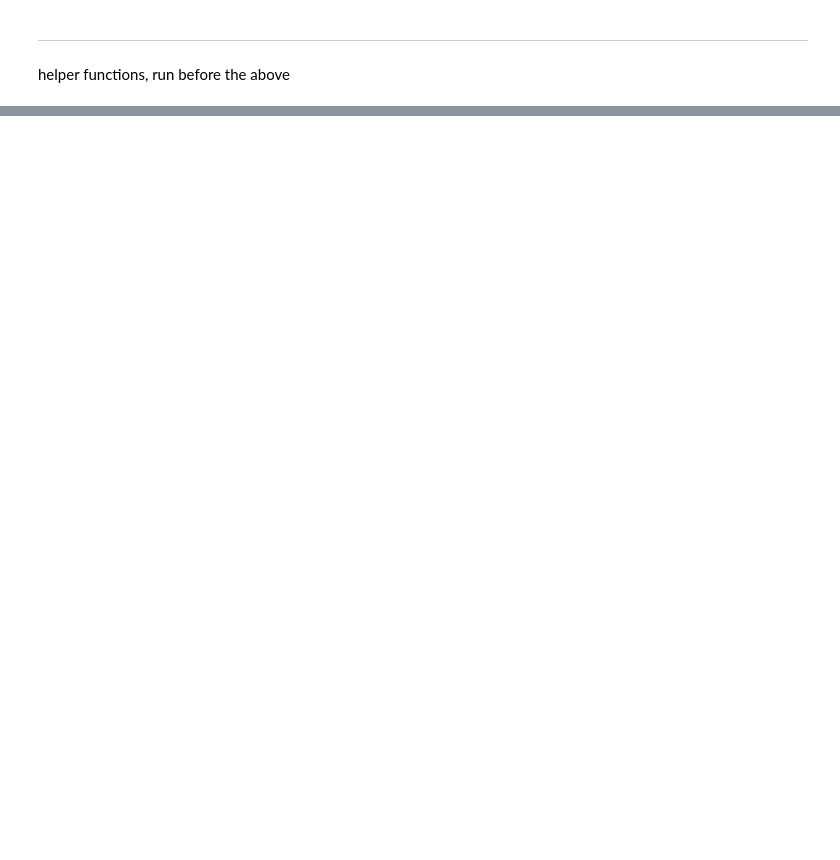
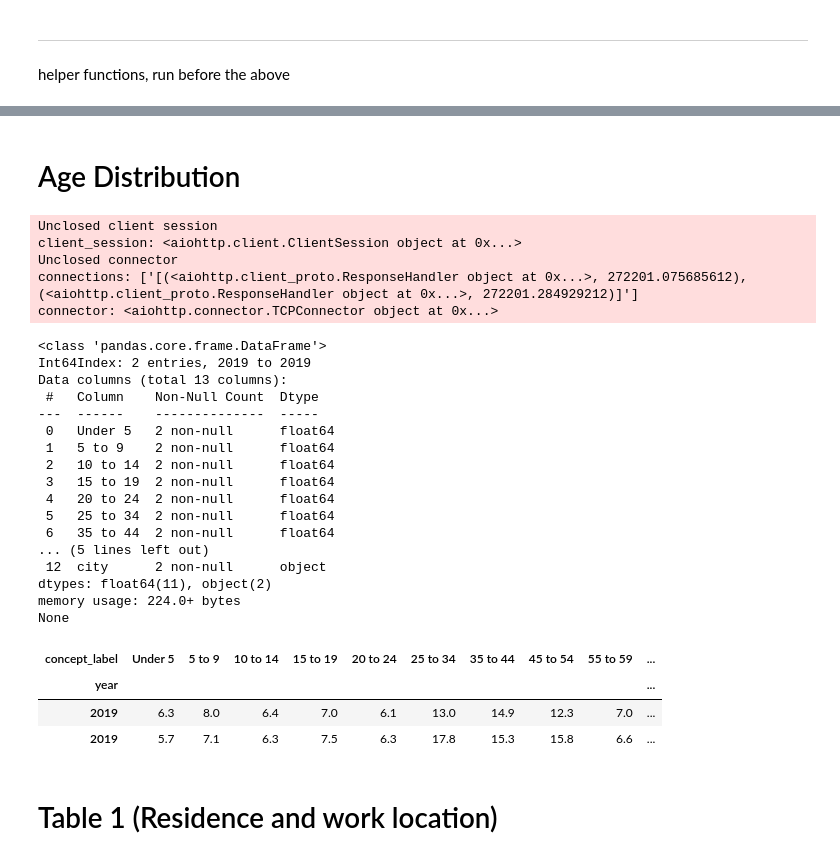
Before and after one commit to sophiahuangg/data-automation, a Jupyter notebook: plots/AaronX_plotDeliverable.ipynb, the cells around one changed output, grey strips where cells are left out. Saved outputs shown, nothing was run; the diff lists cells and outputs as text; code cells hidden in the pictures; blank space fills up the shorter version.

```diff
--- a/plots/AaronX_plotDeliverable.ipynb
+++ b/plots/AaronX_plotDeliverable.ipynb
@@ -335,3 +335,5 @@ Unclosed connector
 connections: ['[(<aiohttp.client_proto.ResponseHandler object at 0x...>, 14554.072239203), (<aiohttp.client_proto.ResponseHandler object at 0x...>, 14554.257709886)]']
 connector: <aiohttp.connector.TCPConnector object at 0x...>
 [interactive output not drawn]
+# %% [markdown]
+# Age Distribution
@@ -337,0 +404,32 @@ connector: <aiohttp.connector.TCPConnector object at 0x...>
+# %%
+ans = await cityReport_fig5()
+ans
+# %% [output]
+Unclosed client session
+client_session: <aiohttp.client.ClientSession object at 0x...>
+Unclosed connector
+connections: ['[(<aiohttp.client_proto.ResponseHandler object at 0x...>, 272201.075685612), (<aiohttp.client_proto.ResponseHandler object at 0x...>, 272201.284929212)]']
+connector: <aiohttp.connector.TCPConnector object at 0x...>
+<class 'pandas.core.frame.DataFrame'>
+Int64Index: 2 entries, 2019 to 2019
+Data columns (total 13 columns):
+ #   Column    Non-Null Count  Dtype
+---  ------    --------------  -----
+ 0   Under 5   2 non-null      float64
+ 1   5 to 9    2 non-null      float64
+ 2   10 to 14  2 non-null      float64
+ 3   15 to 19  2 non-null      float64
+ 4   20 to 24  2 non-null      float64
+ 5   25 to 34  2 non-null      float64
+ 6   35 to 44  2 non-null      float64
+... (5 lines left out)
+ 12  city      2 non-null      object
+dtypes: float64(11), object(2)
+memory usage: 224.0+ bytes
+None
+| concept_label | Under 5 | 5 to 9 | 10 to 14 | 15 to 19 | 20 to 24 | 25 to 34 | 35 to 44 | 45 to 54 | 55 to 59 | ... |
+| year |  |  |  |  |  |  |  |  |  | ... |
+| 2019 | 6.3 | 8.0 | 6.4 | 7.0 | 6.1 | 13.0 | 14.9 | 12.3 | 7.0 | ... |
+| 2019 | 5.7 | 7.1 | 6.3 | 7.5 | 6.3 | 17.8 | 15.3 | 15.8 | 6.6 | ... |
+# %% [markdown]
+# Table 1 (Residence and work location)
```
Also changed, not shown: parts of 4 cells of this notebook, 1 other file.
